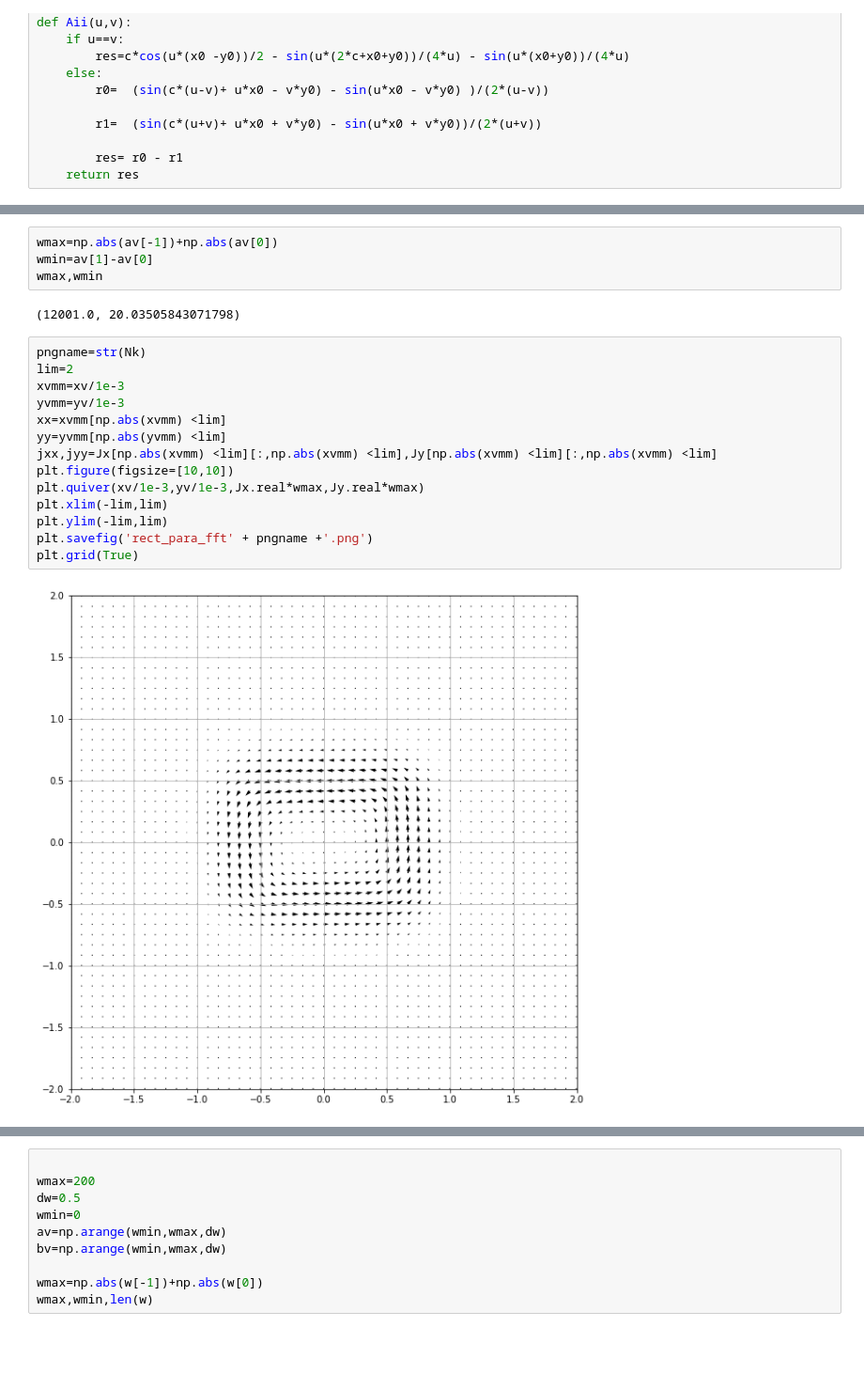
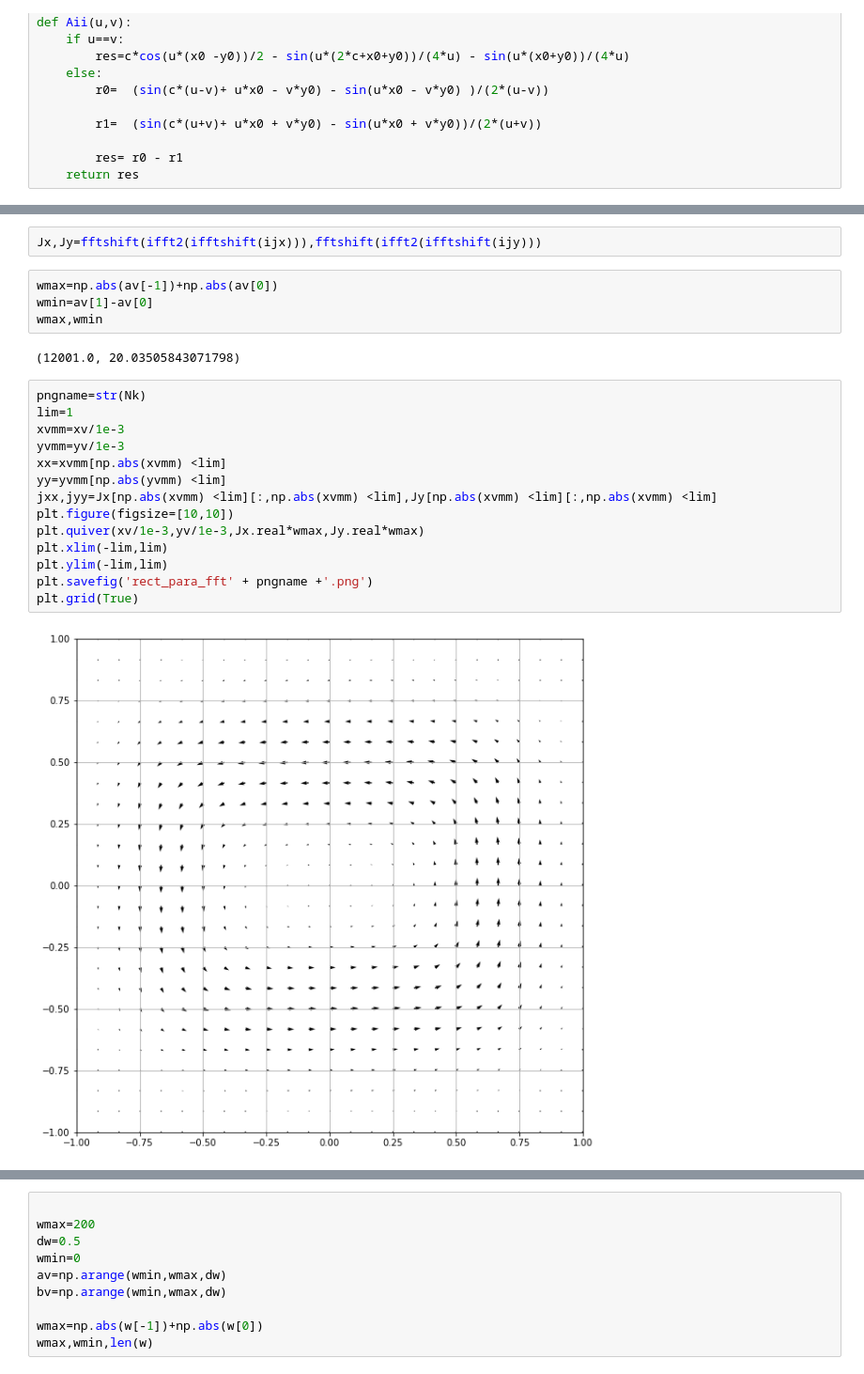
Before and after one commit to carabedo/ci_mutual, a Jupyter notebook: theo2002/rect_para.ipynb, the cells around one changed output, grey strips where cells are left out. Shown at 94% size. Saved outputs shown, nothing was run; the diff lists cells and outputs as text; blank space fills up the shorter version.

```diff
--- a/theo2002/rect_para.ipynb
+++ b/theo2002/rect_para.ipynb
@@ -95,3 +107,5 @@ Jx,Jy=fftshift(ifft2(ifftshift(ijx))),fftshift(ifft2(ifftshift(ijy)))
+# %%
+Jx,Jy=fftshift(ifft2(ifftshift(ijx))),fftshift(ifft2(ifftshift(ijy)))
 # %%
 wmax=np.abs(av[-1])+np.abs(av[0])
 wmin=av[1]-av[0]
@@ -100,17 +114,17 @@ wmax,wmin
 (12001.0, 20.03505843071798)
 # %%
 pngname=str(Nk)
-lim=2
+lim=1
 xvmm=xv/1e-3
 yvmm=yv/1e-3
 xx=xvmm[np.abs(xvmm) <lim]
 yy=yvmm[np.abs(yvmm) <lim]
 jxx,jyy=Jx[np.abs(xvmm) <lim][:,np.abs(xvmm) <lim],Jy[np.abs(xvmm) <lim][:,np.abs(xvmm) <lim]
 plt.figure(figsize=[10,10])
 plt.quiver(xv/1e-3,yv/1e-3,Jx.real*wmax,Jy.real*wmax)
 plt.xlim(-lim,lim)
 plt.ylim(-lim,lim)
 plt.savefig('rect_para_fft' + pngname +'.png')
 plt.grid(True)
 # %% [output]
-[figure, old version]
+[figure, new version]
```
Also changed, not shown: parts of 10 cells of this notebook, 6 other files.
